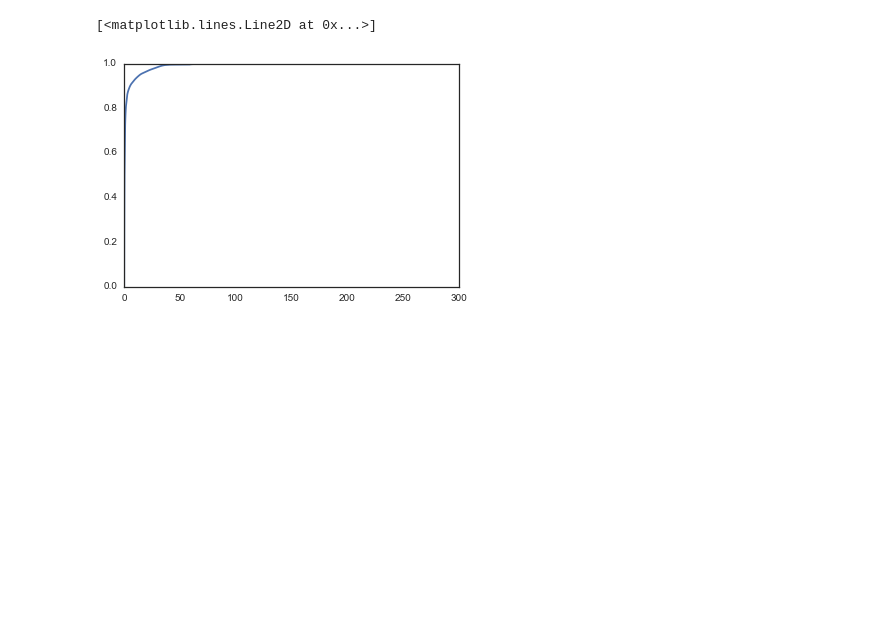
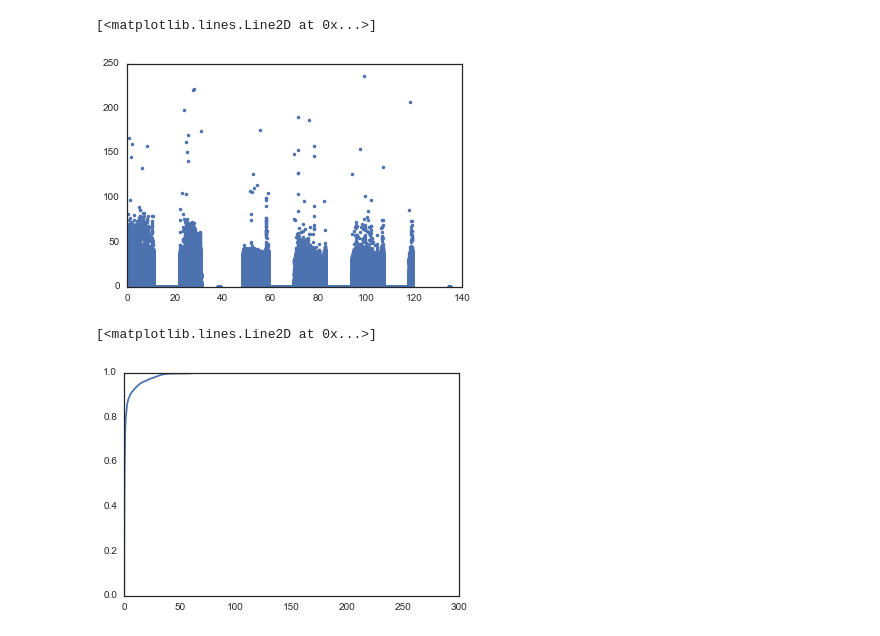
Before and after one commit to lmn93beo/Finch_Movement, a Jupyter notebook: Finch_Movement.ipynb, the cells around one changed output. Saved outputs shown, nothing was run; the diff lists cells and outputs as text; code cells hidden in the pictures; blank space fills up the shorter version.

```diff
--- a/Finch_Movement.ipynb
+++ b/Finch_Movement.ipynb
@@ -42 +47,6 @@ Index([u'index', u'Interval', u'x', u'y', u'Area', u'Hour', u'Minute',
+# %%
+frames = [day_frame_0925, day_frame_0926, day_frame_0927, \
+          day_frame_0928, day_frame_0929, day_frame_0930]
+
+frame_2CW100_all = pd.concat(frames)
 # %%
@@ -76,3 +104,8 @@ day_frame_0925['Displacement'] = np.concatenate((displacement, [0]))
+# %%
+plt.plot(frame_2CW100_all['ZeitTime'], frame_2CW100_all['Displacement'], '.')
+# %% [output]
+[<matplotlib.lines.Line2D at 0x...>]
+[figure, added]
 # %%
 def ecdf(data):
     return np.sort(data), np.arange(len(data)) / float(len(data))
```
Also changed, not shown: parts of 13 cells of this notebook.
